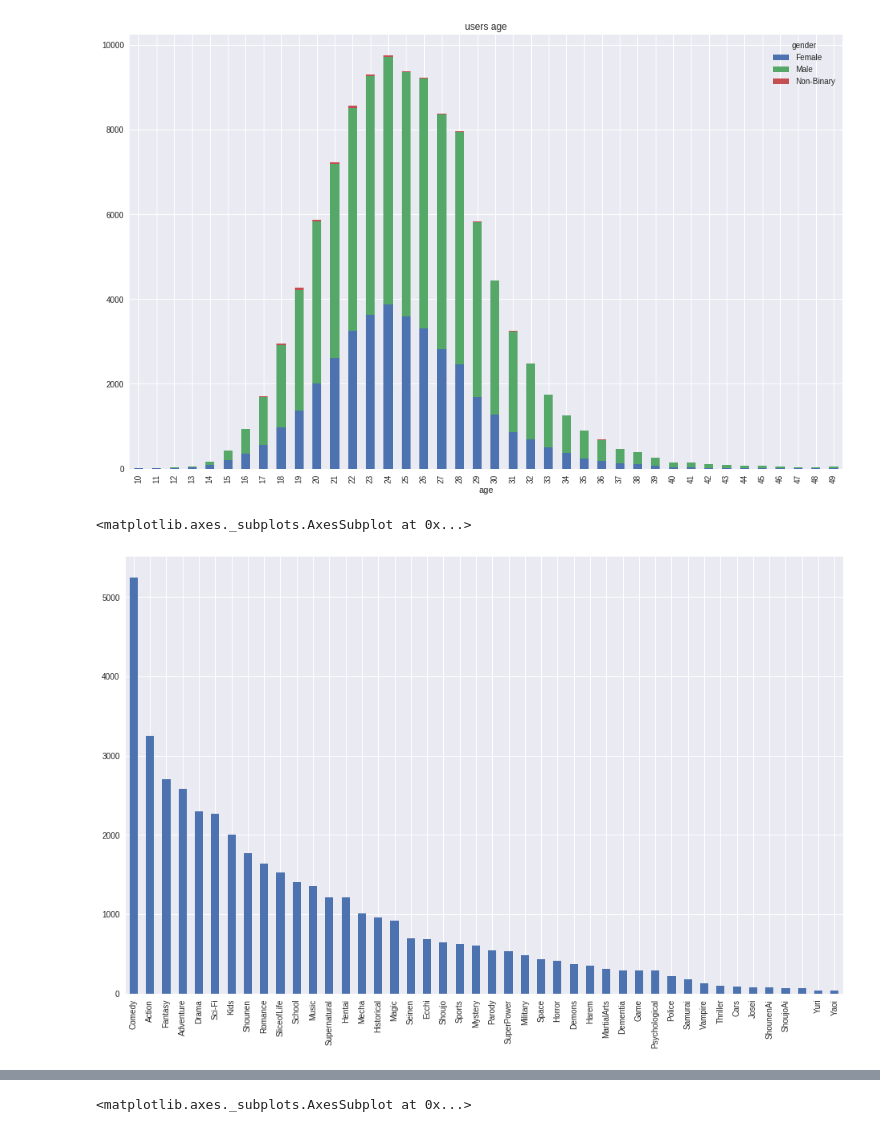
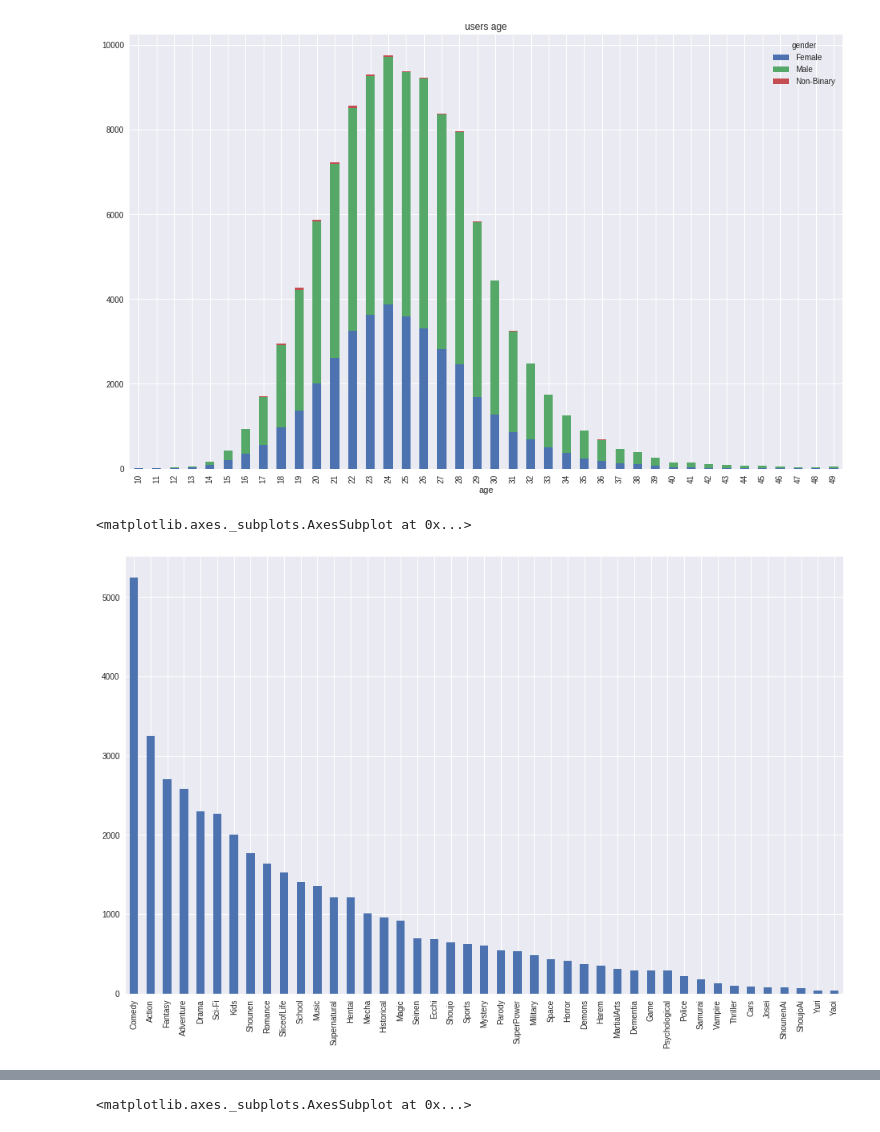
Before and after one commit to racinmat/mal-analysis, a Jupyter notebook: basic_analysis.ipynb, the cells around one changed output, grey strips where cells are left out. Drawn from its saved outputs; the diff is of its cells as text; code cells hidden in the pictures.

Commit message:
fixed anime genres bar plot

```diff
--- a/basic_analysis.ipynb
+++ b/basic_analysis.ipynb
@@ -154,8 +154,8 @@ user_gender_age.plot.bar(stacked=True, figsize=(16, 10), title='users age')
 # %%
 animes['genre'].fillna('', inplace=True)
 genres = animes['genre'].apply(lambda x: x.replace(' ', '').split(','))
-genres = pd.Series([y for x in genres for y in x]).value_counts()
+genres = pd.Series([y for x in genres for y in x if y != '']).value_counts()
 genres.plot(kind='bar', figsize=(16, 10))
 # %% [output]
 <matplotlib.axes._subplots.AxesSubplot at 0x...>
-[figure, old version]
+[figure, new version]
```
Also changed, not shown: parts of 14 cells of this notebook, 1 other file.
